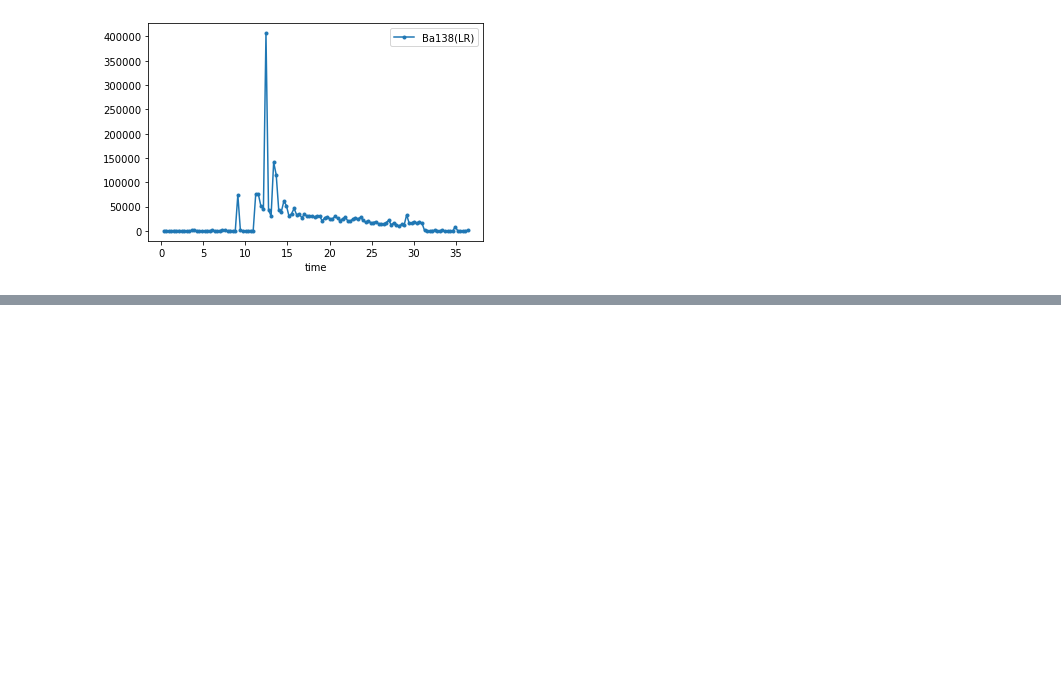
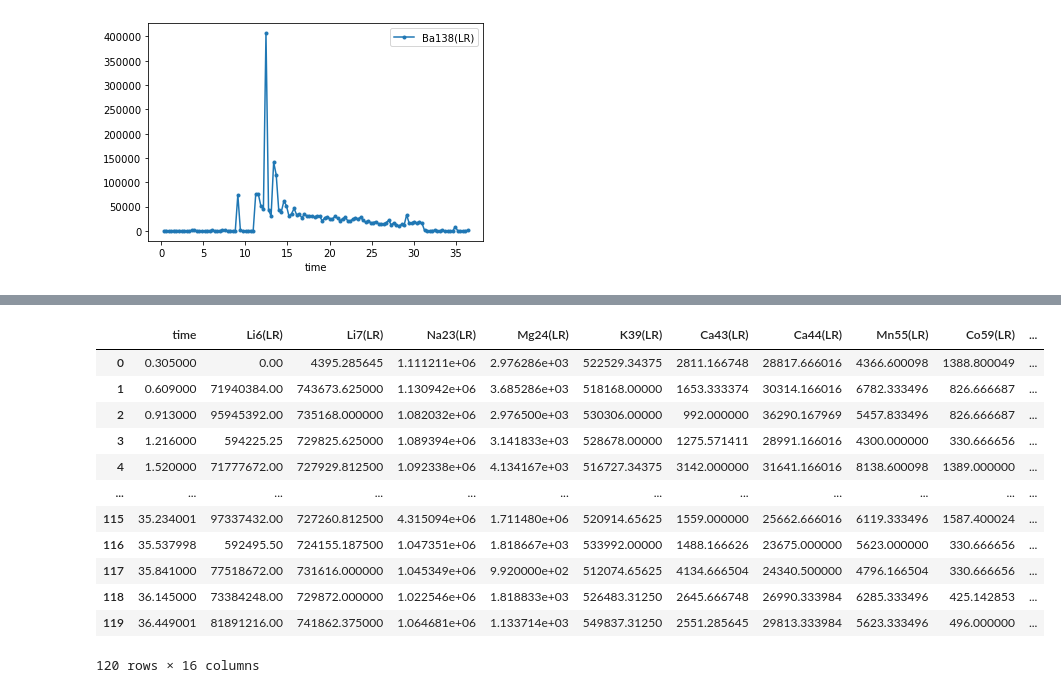
Before and after one commit to npiro/otolith_analyzer, a Jupyter notebook: notebooks/outliers_best_signals_detection.ipynb, the cells around one changed output, grey strips where cells are left out. Cells and saved outputs as stored; diff of their text form; code cells hidden in the pictures; blank space fills up the shorter version.

```diff
--- a/notebooks/outliers_best_signals_detection.ipynb
+++ b/notebooks/outliers_best_signals_detection.ipynb
@@ -126,0 +246,16 @@ def rank_signal(df, c = "Ba138(LR)"):
+# %%
+df
+# %% [output]
+|  | time | Li6(LR) | Li7(LR) | Na23(LR) | Mg24(LR) | K39(LR) | Ca43(LR) | Ca44(LR) | Mn55(LR) | Co59(LR) | ... |
+| 0 | 0.305000 | 0.00 | 4395.285645 | 1.111211e+06 | 2.976286e+03 | 522529.34375 | 2811.166748 | 28817.666016 | 4366.600098 | 1388.800049 | ... |
+| 1 | 0.609000 | 71940384.00 | 743673.625000 | 1.130942e+06 | 3.685286e+03 | 518168.00000 | 1653.333374 | 30314.166016 | 6782.333496 | 826.666687 | ... |
+| 2 | 0.913000 | 95945392.00 | 735168.000000 | 1.082032e+06 | 2.976500e+03 | 530306.00000 | 992.000000 | 36290.167969 | 5457.833496 | 826.666687 | ... |
+| 3 | 1.216000 | 594225.25 | 729825.625000 | 1.089394e+06 | 3.141833e+03 | 528678.00000 | 1275.571411 | 28991.166016 | 4300.000000 | 330.666656 | ... |
+| 4 | 1.520000 | 71777672.00 | 727929.812500 | 1.092338e+06 | 4.134167e+03 | 516727.34375 | 3142.000000 | 31641.166016 | 8138.600098 | 1389.000000 | ... |
+| ... | ... | ... | ... | ... | ... | ... | ... | ... | ... | ... | ... |
+| 115 | 35.234001 | 97337432.00 | 727260.812500 | 4.315094e+06 | 1.711480e+06 | 520914.65625 | 1559.000000 | 25662.666016 | 6119.333496 | 1587.400024 | ... |
+| 116 | 35.537998 | 592495.50 | 724155.187500 | 1.047351e+06 | 1.818667e+03 | 533992.00000 | 1488.166626 | 23675.000000 | 5623.000000 | 330.666656 | ... |
+| 117 | 35.841000 | 77518672.00 | 731616.000000 | 1.045349e+06 | 9.920000e+02 | 512074.65625 | 4134.666504 | 24340.500000 | 4796.166504 | 330.666656 | ... |
+| 118 | 36.145000 | 73384248.00 | 729872.000000 | 1.022546e+06 | 1.818833e+03 | 526483.31250 | 2645.666748 | 26990.333984 | 6285.333496 | 425.142853 | ... |
+| 119 | 36.449001 | 81891216.00 | 741862.375000 | 1.064681e+06 | 1.133714e+03 | 549837.31250 | 2551.285645 | 29813.333984 | 5623.333496 | 496.000000 | ... |
+120 rows × 16 columns
```
Also changed, not shown: parts of 13 cells of this notebook.
